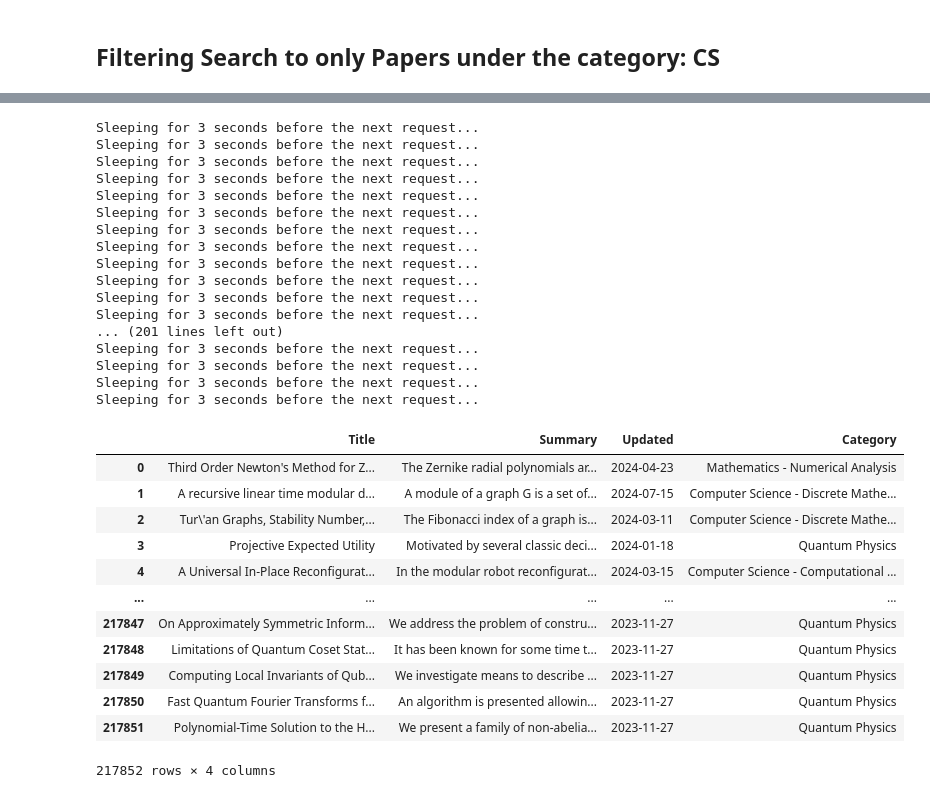
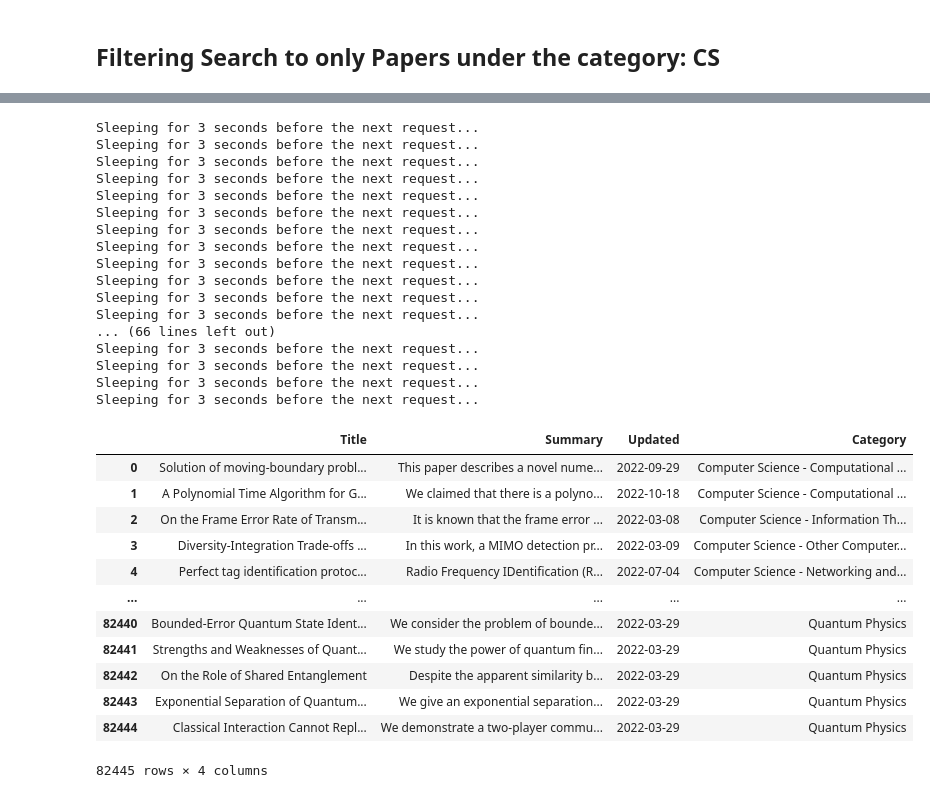
Before and after one commit to wbcmthh42/plp_practice_proj, a Jupyter notebook: arxiv/retrieve_papers.ipynb, the cells around one changed output, grey strips where cells are left out. Drawn from its saved outputs; the diff is of its cells as text; code cells hidden in the pictures.

```diff
--- a/arxiv/retrieve_papers.ipynb
+++ b/arxiv/retrieve_papers.ipynb
@@ -12,4 +116,6 @@ Requirement already satisfied: sgmllib3k in /opt/anaconda3/lib/python3.11/site-p
 # %%
+#2022
+
 import time
 import requests
 import xml.etree.ElementTree as ET
@@ -21,8 +127,8 @@ base_url = 'http://export.arxiv.org/oai2?verb=ListRecords'
 # Search parameters for OAI-PMH (for Computer Science category and metadata format 'oai_dc')
 metadata_format = 'oai_dc'
 category = 'cs'  # Computer Science category
-from_date = '2023-01-01'  # Start date (YYYY-MM-DD)
-until_date = '2024-12-31'  # End date (YYYY-MM-DD)
+from_date = '2022-01-01'  # Start date (YYYY-MM-DD)
+until_date = '2022-12-31'  # End date (YYYY-MM-DD)
 
 # List to store the data
 data = []
@@ -73,46 +179,46 @@ while True:
     # Sleep for 3 seconds to avoid overwhelming the server
     print("Sleeping for 3 seconds before the next request...")
     time.sleep(3)
 
 # Convert the list of entries into a pandas DataFrame
 df = pd.DataFrame(data)
 
 # Convert the 'Updated' column to datetime format
 df['Updated'] = pd.to_datetime(df['Updated'])
 
 # Display the DataFrame
 display(df)
 # %% [output]
 Sleeping for 3 seconds before the next request...
 Sleeping for 3 seconds before the next request...
 Sleeping for 3 seconds before the next request...
 Sleeping for 3 seconds before the next request...
 Sleeping for 3 seconds before the next request...
 Sleeping for 3 seconds before the next request...
 Sleeping for 3 seconds before the next request...
 Sleeping for 3 seconds before the next request...
 Sleeping for 3 seconds before the next request...
 Sleeping for 3 seconds before the next request...
 Sleeping for 3 seconds before the next request...
 Sleeping for 3 seconds before the next request...
-... (201 lines left out)
+... (66 lines left out)
 Sleeping for 3 seconds before the next request...
 Sleeping for 3 seconds before the next request...
 Sleeping for 3 seconds before the next request...
 Sleeping for 3 seconds before the next request...
 |  | Title | Summary | Updated | Category |
-| 0 | Third Order Newton's Method for Z... | The Zernike radial polynomials ar... | 2024-04-23 | Mathematics - Numerical Analysis |
-| 1 | A recursive linear time modular d... | A module of a graph G is a set of... | 2024-07-15 | Computer Science - Discrete Mathe... |
-| 2 | Tur\'an Graphs, Stability Number,... | The Fibonacci index of a graph is... | 2024-03-11 | Computer Science - Discrete Mathe... |
-| 3 | Projective Expected Utility | Motivated by several classic deci... | 2024-01-18 | Quantum Physics |
-| 4 | A Universal In-Place Reconfigurat... | In the modular robot reconfigurat... | 2024-03-15 | Computer Science - Computational ... |
+| 0 | Solution of moving-boundary probl... | This paper describes a novel nume... | 2022-09-29 | Computer Science - Computational ... |
+| 1 | A Polynomial Time Algorithm for G... | We claimed that there is a polyno... | 2022-10-18 | Computer Science - Computational ... |
+| 2 | On the Frame Error Rate of Transm... | It is known that the frame error ... | 2022-03-08 | Computer Science - Information Th... |
+| 3 | Diversity-Integration Trade-offs ... | In this work, a MIMO detection pr... | 2022-03-09 | Computer Science - Other Computer... |
+| 4 | Perfect tag identification protoc... | Radio Frequency IDentification (R... | 2022-07-04 | Computer Science - Networking and... |
 | ... | ... | ... | ... | ... |
-| 217847 | On Approximately Symmetric Inform... | We address the problem of constru... | 2023-11-27 | Quantum Physics |
-| 217848 | Limitations of Quantum Coset Stat... | It has been known for some time t... | 2023-11-27 | Quantum Physics |
-| 217849 | Computing Local Invariants of Qub... | We investigate means to describe ... | 2023-11-27 | Quantum Physics |
-| 217850 | Fast Quantum Fourier Transforms f... | An algorithm is presented allowin... | 2023-11-27 | Quantum Physics |
-| 217851 | Polynomial-Time Solution to the H... | We present a family of non-abelia... | 2023-11-27 | Quantum Physics |
+| 82440 | Bounded-Error Quantum State Ident... | We consider the problem of bounde... | 2022-03-29 | Quantum Physics |
+| 82441 | Strengths and Weaknesses of Quant... | We study the power of quantum fin... | 2022-03-29 | Quantum Physics |
+| 82442 | On the Role of Shared Entanglement | Despite the apparent similarity b... | 2022-03-29 | Quantum Physics |
+| 82443 | Exponential Separation of Quantum... | We give an exponential separation... | 2022-03-29 | Quantum Physics |
+| 82444 | Classical Interaction Cannot Repl... | We demonstrate a two-player commu... | 2022-03-29 | Quantum Physics |
-217852 rows × 4 columns
+82445 rows × 4 columns
 # %%
 # Saving the DataFrame to a CSV file
 df.to_csv('arxiv_cs_papers_2023_2024.csv', index=False)
```
Also changed, not shown: parts of 10 cells of this notebook, 3 other files.
